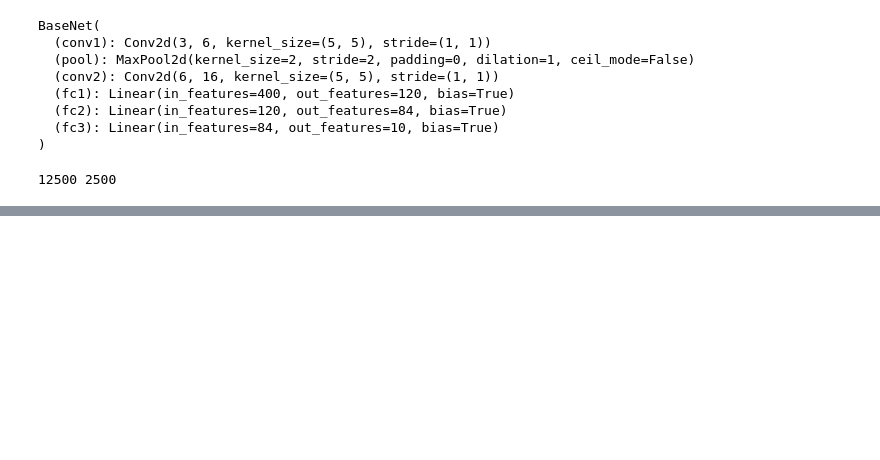
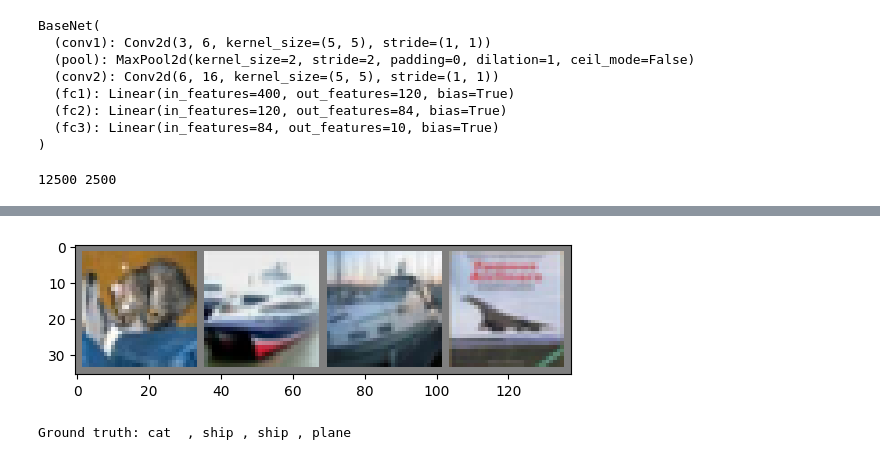
Before and after one commit to LyleW473/MLCoursework2, a Jupyter notebook: train.ipynb, the cells around one changed output, grey strips where cells are left out. Drawn from its saved outputs; the diff is of its cells as text; code cells hidden in the pictures; blank space fills up the shorter version.

Commit message:
feat: Added evaluation of trained models on test set.

```diff
--- a/train.ipynb
+++ b/train.ipynb
@@ -136,3 +137,11 @@ Epoch: 2 |  Batch: 12500/12500 | Loss: 0.3295387500972301
 os.makedirs(MODEL_SAVE_DIR, exist_ok=True)
 model_path = f"{MODEL_SAVE_DIR}/cifar_net.pth"
 torch.save(model.state_dict(), model_path)
+# %%
+data_iter = iter(test_dl)
+images, labels = next(data_iter)
+imshow(torchvision.utils.make_grid(images))
+print(f"Ground truth: {', '.join(f'{classes[labels[j]]:5s}' for j in range(BATCH_SIZE))}")
+# %% [output]
+[figure, added]
+Ground truth: cat  , ship , ship , plane
```
Also changed, not shown: parts of 6 cells of this notebook.
